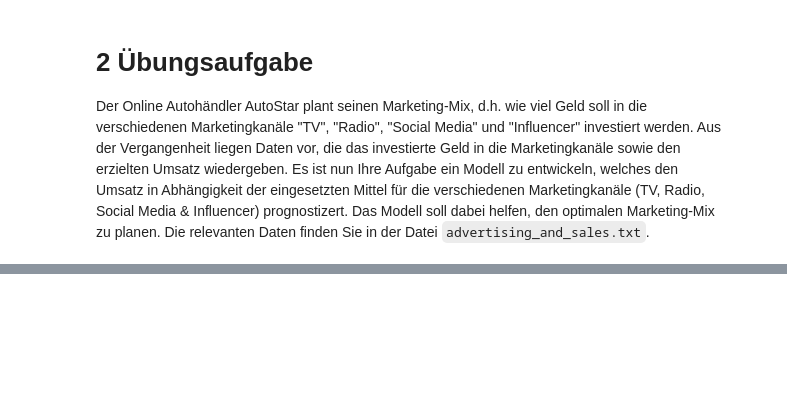
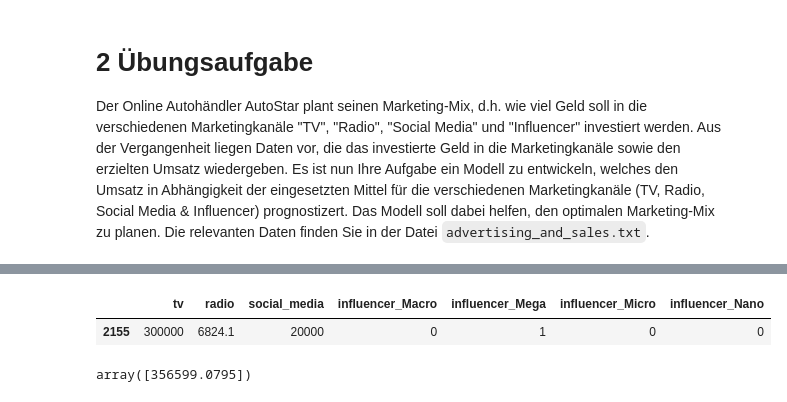
Before and after one commit to AlexKressner/Industrielles_Management, a Jupyter notebook: House_Price_Prediction.ipynb, the cells around one changed output, grey strips where cells are left out. Cells and saved outputs as stored; diff of their text form; code cells hidden in the pictures; blank space fills up the shorter version.

```diff
--- a/House_Price_Prediction.ipynb
+++ b/House_Price_Prediction.ipynb
@@ -166,0 +312,5 @@ Der Online Autohändler AutoStar plant seinen Marketing-Mix, d.h. wie viel Geld
+# %%
+kampagne = X_test.head(1)
+# %%
+kampagne["tv"]=300000
+kampagne["social_media"]=20000
@@ -166,0 +328,9 @@ Der Online Autohändler AutoStar plant seinen Marketing-Mix, d.h. wie viel Geld
+# %%
+kampagne
+# %% [output]
+|  | tv | radio | social_media | influencer_Macro | influencer_Mega | influencer_Micro | influencer_Nano |
+| 2155 | 300000 | 6824.1 | 20000 | 0 | 1 | 0 | 0 |
+# %%
+model.predict(kampagne)
+# %% [output]
+array([356599.0795])
```
Also changed, not shown: parts of 34 cells of this notebook.
